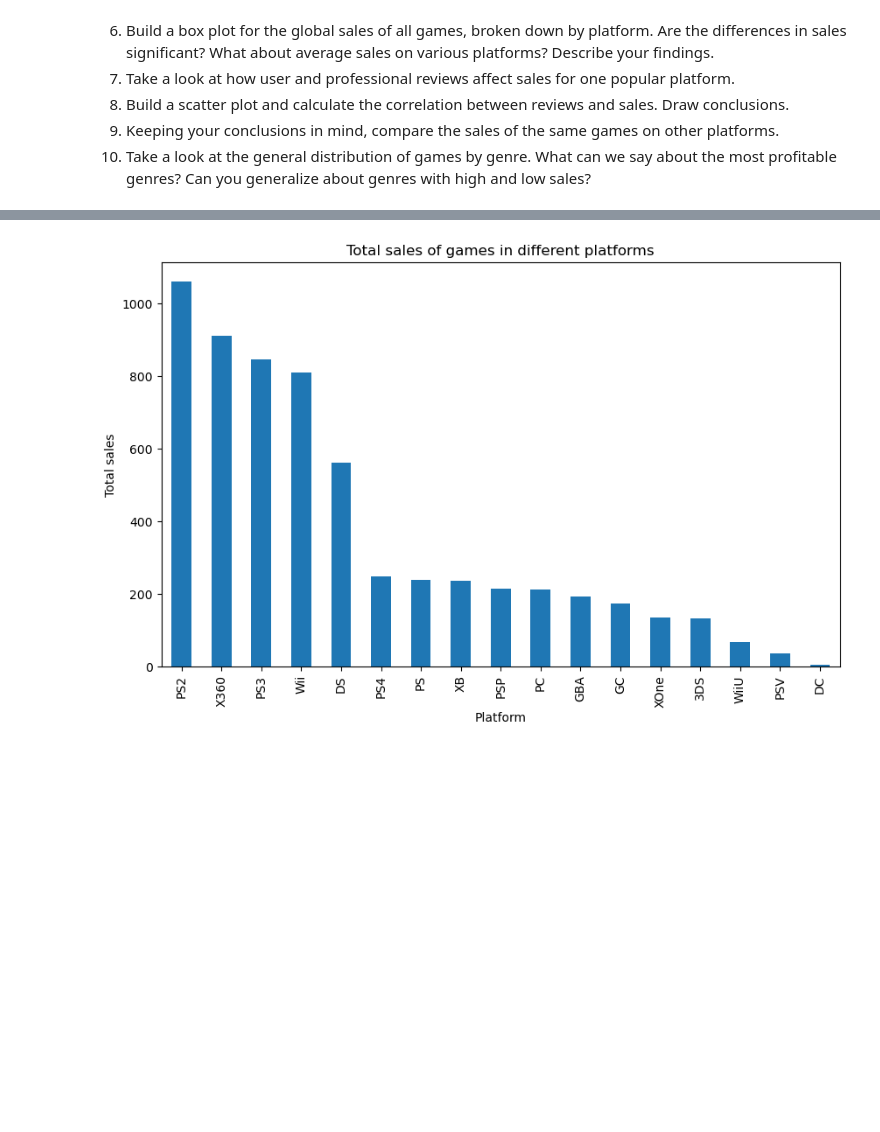
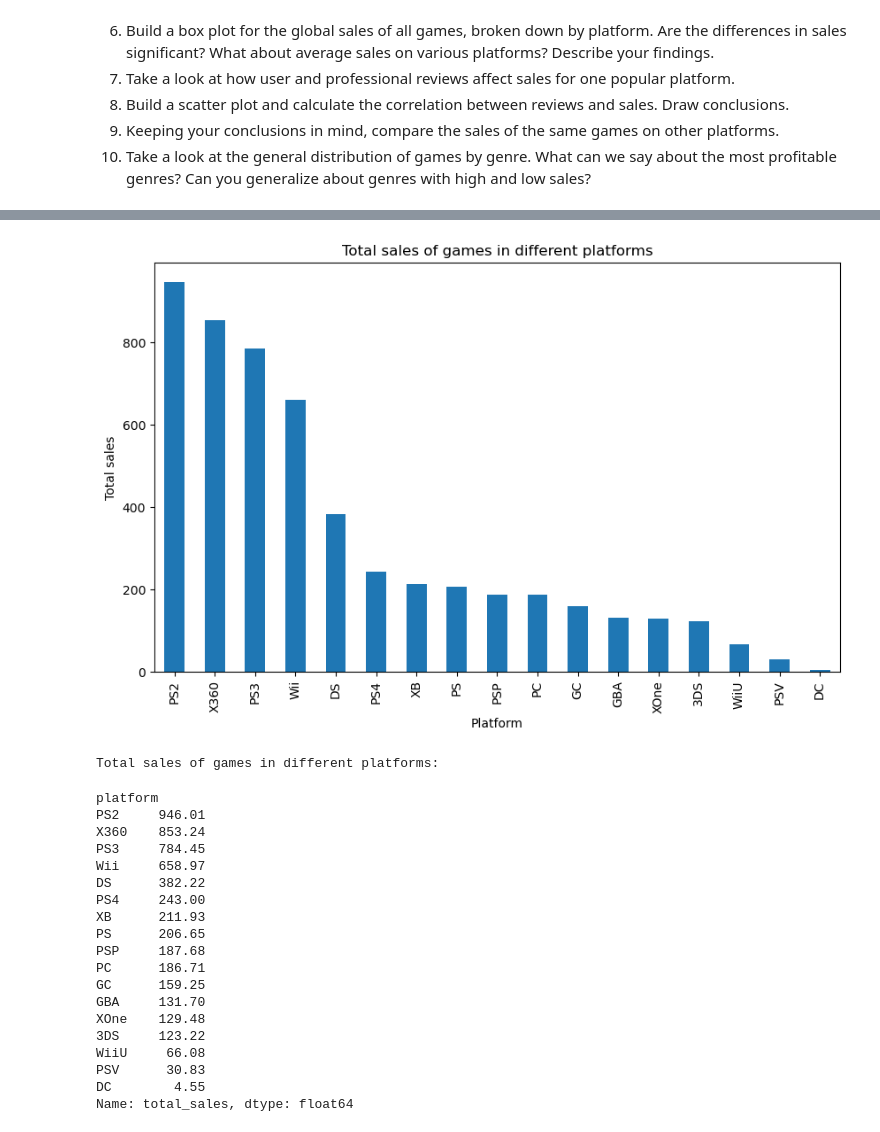
Before and after one commit to Vearanos/ICE_Game_Forcast, a Jupyter notebook: EDA.ipynb, the cells around one changed output, grey strips where cells are left out. Drawn from its saved outputs; the diff is of its cells as text; code cells hidden in the pictures; blank space fills up the shorter version.

```diff
--- a/EDA.ipynb
+++ b/EDA.ipynb
@@ -122,3 +122,22 @@ After cleaning, data is much easier to read.
 2. updated dtypes for proper analysis
 3. removed excessive NaN value rows since they won't contribute key information to later analysis
 4. added a total_sales column
+# %%
+
+# correct Dtypes of the columns
+
+games["year_of_release"] = games["year_of_release"].astype("Int64")
+
+games["user_score"] = games["user_score"].replace("tbd", np.nan).astype(float)
+
+# remove rows with too many missing values
+
+games = games.dropna(thresh=len(games.columns))
+
+
+# add a column for total sales
+
+games["total_sales"] = games["na_sales"] + games["eu_sales"] + games["jp_sales"] + games["other_sales"]
+
+games.info()
+display(games.head())
@@ -170,11 +220,34 @@ plt.show()
 # %%
 # Total sales of games in different platforms
 
 platform_sales = games.groupby("platform")["total_sales"].sum().sort_values(ascending=False)
 platform_sales.plot(kind="bar", figsize=(10, 6))
 plt.title("Total sales of games in different platforms")
 plt.xlabel("Platform")
 plt.ylabel("Total sales")
 plt.show()
+
+print("Total sales of games in different platforms:")
+display(platform_sales)
 # %% [output]
-[figure, old version]
+[figure, new version]
+Total sales of games in different platforms:
+platform
+PS2     946.01
+X360    853.24
+PS3     784.45
+Wii     658.97
+DS      382.22
+PS4     243.00
+XB      211.93
+PS      206.65
+PSP     187.68
+PC      186.71
+GC      159.25
+GBA     131.70
+XOne    129.48
+3DS     123.22
+WiiU     66.08
+PSV      30.83
+DC        4.55
+Name: total_sales, dtype: float64
```
Also changed, not shown: parts of 23 cells of this notebook.
